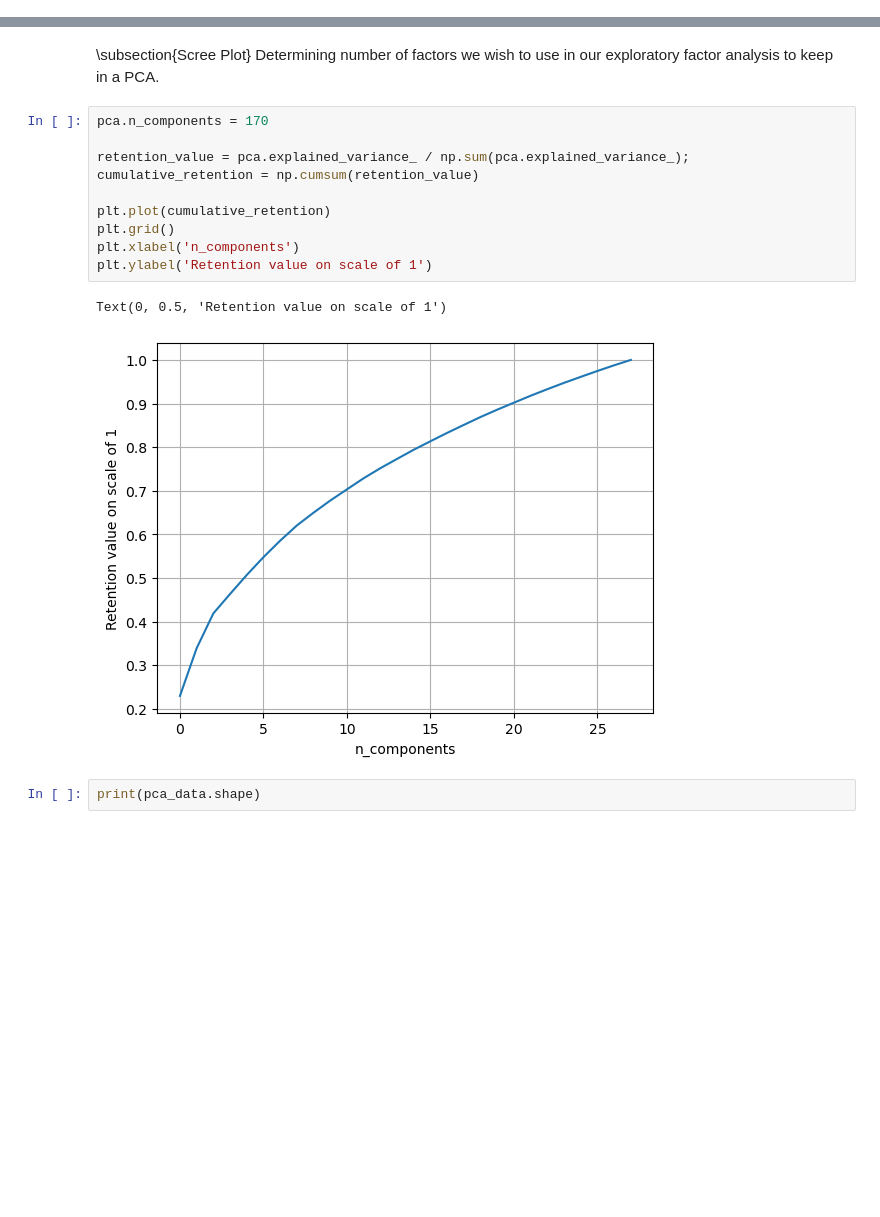
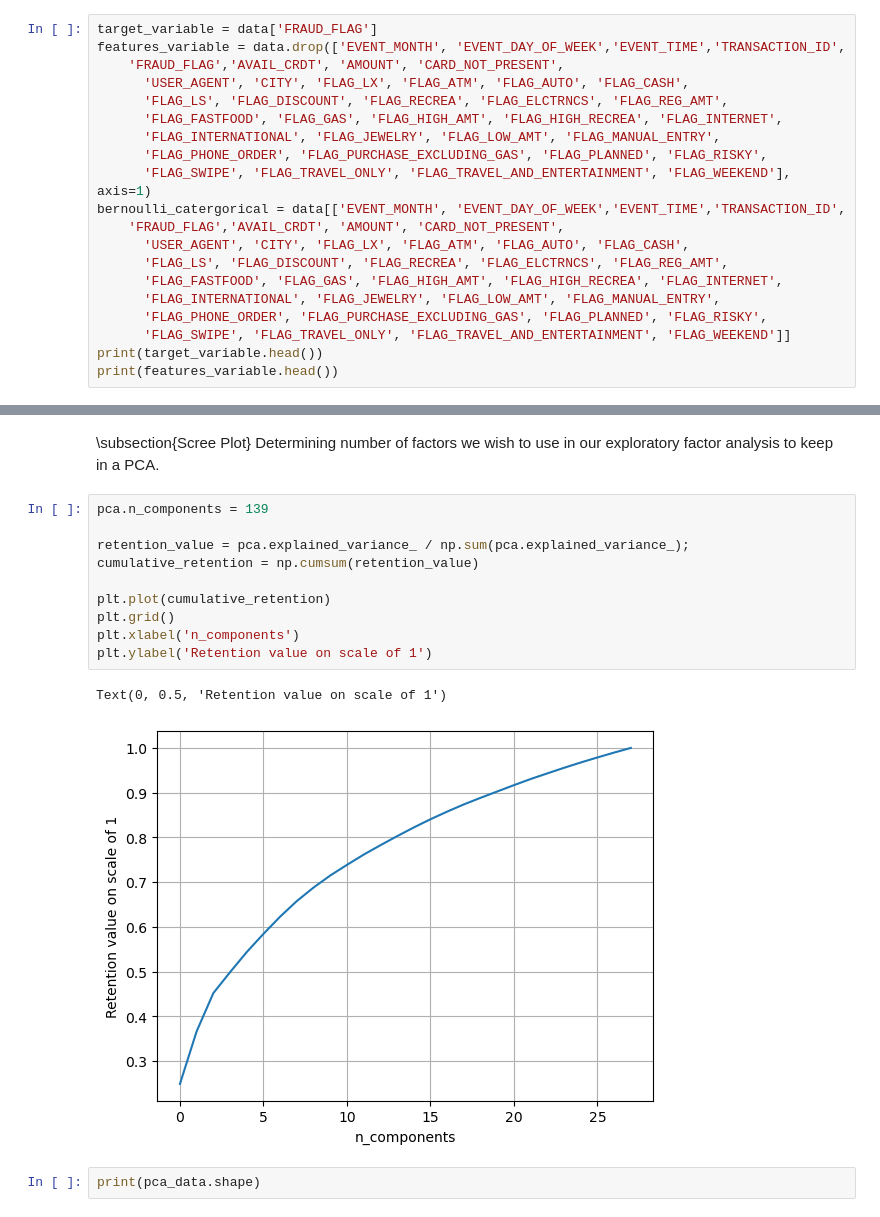
Before and after one commit to 25ohms/scotiabankfrauddetection, a Jupyter notebook: test.ipynb, the cells around one changed output, grey strips where cells are left out. Saved outputs shown, nothing was run; the diff lists cells and outputs as text; blank space fills up the shorter version.

Commit message:
data seperated

```diff
--- a/test.ipynb
+++ b/test.ipynb
@@ -139,0 +114,20 @@ Name: FRAUD_FLAG, dtype: float64
+# %%
+target_variable = data['FRAUD_FLAG']
+features_variable = data.drop(['EVENT_MONTH', 'EVENT_DAY_OF_WEEK','EVENT_TIME','TRANSACTION_ID',
+    'FRAUD_FLAG','AVAIL_CRDT', 'AMOUNT', 'CARD_NOT_PRESENT',
+      'USER_AGENT', 'CITY', 'FLAG_LX', 'FLAG_ATM', 'FLAG_AUTO', 'FLAG_CASH',
+      'FLAG_LS', 'FLAG_DISCOUNT', 'FLAG_RECREA', 'FLAG_ELCTRNCS', 'FLAG_REG_AMT',
+      'FLAG_FASTFOOD', 'FLAG_GAS', 'FLAG_HIGH_AMT', 'FLAG_HIGH_RECREA', 'FLAG_INTERNET',
+      'FLAG_INTERNATIONAL', 'FLAG_JEWELRY', 'FLAG_LOW_AMT', 'FLAG_MANUAL_ENTRY',
+      'FLAG_PHONE_ORDER', 'FLAG_PURCHASE_EXCLUDING_GAS', 'FLAG_PLANNED', 'FLAG_RISKY',
+      'FLAG_SWIPE', 'FLAG_TRAVEL_ONLY', 'FLAG_TRAVEL_AND_ENTERTAINMENT', 'FLAG_WEEKEND'], axis=1)
+bernoulli_catergorical = data[['EVENT_MONTH', 'EVENT_DAY_OF_WEEK','EVENT_TIME','TRANSACTION_ID',
+    'FRAUD_FLAG','AVAIL_CRDT', 'AMOUNT', 'CARD_NOT_PRESENT',
+      'USER_AGENT', 'CITY', 'FLAG_LX', 'FLAG_ATM', 'FLAG_AUTO', 'FLAG_CASH',
+      'FLAG_LS', 'FLAG_DISCOUNT', 'FLAG_RECREA', 'FLAG_ELCTRNCS', 'FLAG_REG_AMT',
+      'FLAG_FASTFOOD', 'FLAG_GAS', 'FLAG_HIGH_AMT', 'FLAG_HIGH_RECREA', 'FLAG_INTERNET',
+      'FLAG_INTERNATIONAL', 'FLAG_JEWELRY', 'FLAG_LOW_AMT', 'FLAG_MANUAL_ENTRY',
+      'FLAG_PHONE_ORDER', 'FLAG_PURCHASE_EXCLUDING_GAS', 'FLAG_PLANNED', 'FLAG_RISKY',
+      'FLAG_SWIPE', 'FLAG_TRAVEL_ONLY', 'FLAG_TRAVEL_AND_ENTERTAINMENT', 'FLAG_WEEKEND']]
+print(target_variable.head())
+print(features_variable.head())
@@ -160,18 +192,18 @@ print(pca_data)
 \subsection{Scree Plot}
 Determining number of factors we wish to use in our exploratory factor analysis to keep in a PCA.
 # %%
-pca.n_components = 170
+pca.n_components = 139
 
 retention_value = pca.explained_variance_ / np.sum(pca.explained_variance_);
 cumulative_retention = np.cumsum(retention_value)
 
 plt.plot(cumulative_retention)
 plt.grid()
 plt.xlabel('n_components')
 plt.ylabel('Retention value on scale of 1')
 # %% [output]
 Text(0, 0.5, 'Retention value on scale of 1')
-[figure, old version]
+[figure, new version]
 # %%
 print(pca_data.shape)
 # %% [output]
```
Also changed, not shown: parts of 5 cells of this notebook.
